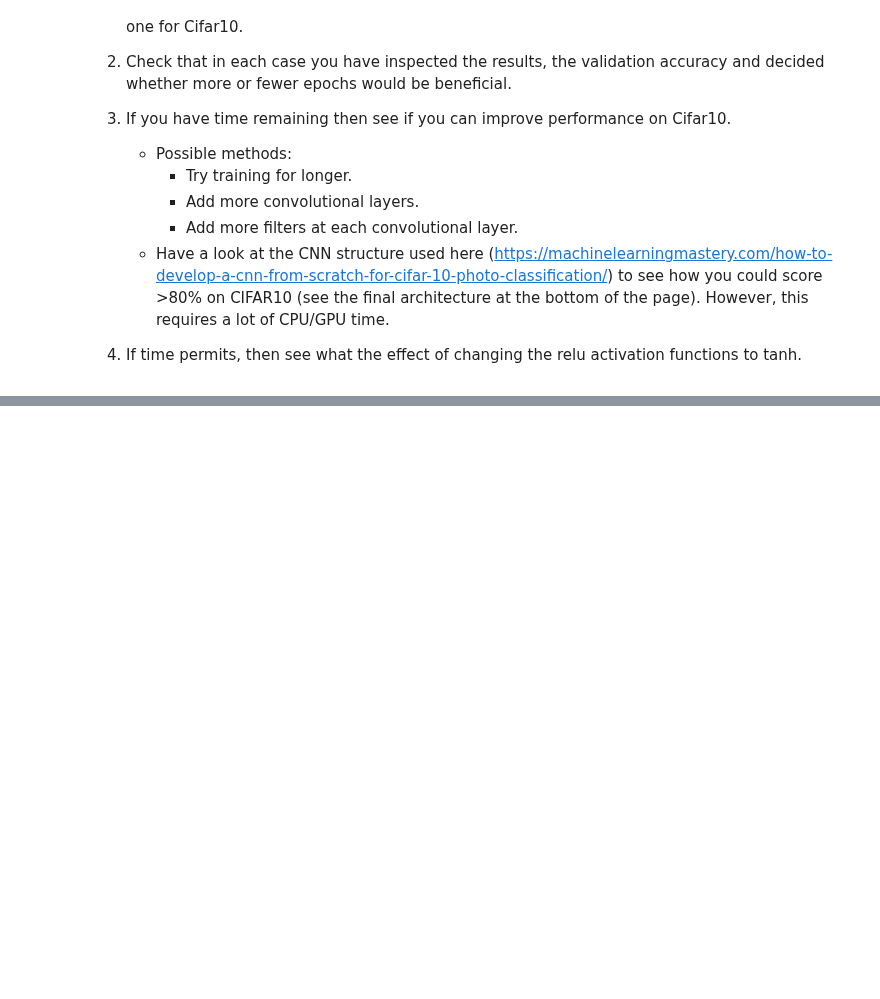
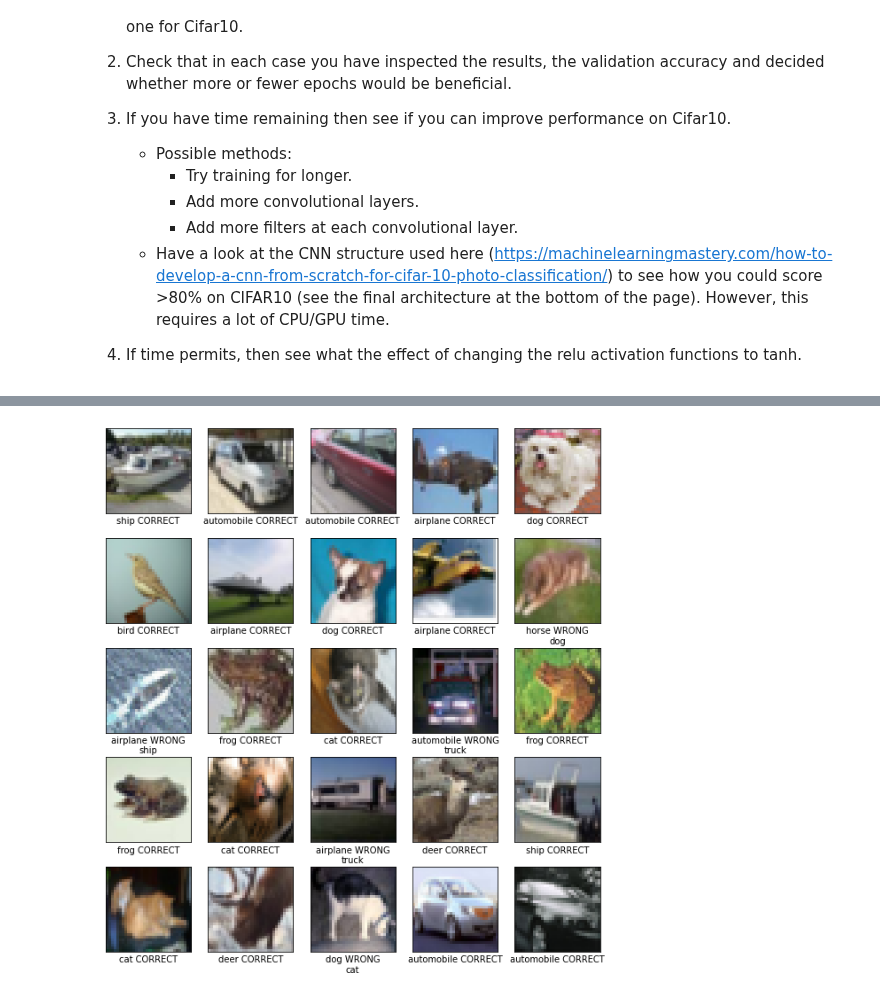
Before and after one commit to ThakdanaiSaelee/Lab_CE888, a Jupyter notebook: lab7 - CNN/cnn.ipynb, the cells around one changed output, grey strips where cells are left out. Drawn from its saved outputs; the diff is of its cells as text; code cells hidden in the pictures; blank space fills up the shorter version.

```diff
--- a/lab7 - CNN/cnn.ipynb
+++ b/lab7 - CNN/cnn.ipynb
@@ -504,3 +504,10 @@ But if you want to explore further, then...
     * Have a look at the CNN structure used here (https://machinelearningmastery.com/how-to-develop-a-cnn-from-scratch-for-cifar-10-photo-classification/) to see how you could score >80% on CIFAR10 (see the final architecture at the bottom of the page). However, this requires a lot of CPU/GPU time.
 
 4. If time permits, then see what the effect of changing the relu activation functions to tanh.
+# %%
+# Rescale greyscale from 8 bit to floating point (by dividing by 255)
+# change to 0 and 1
+test_images = (test_images0 / 255.0).astype(np.float32) # 10000 test patterns, shape 10000*32*32
+train_images = (train_images0 / 255.0).astype(np.float32) # 5000 train patterns, shape 50000*32*32
+
+num_classification_categories = train_labels.max() + 1
@@ -506,0 +625,23 @@ But if you want to explore further, then...
+# %%
+plt.figure(figsize=(10,11))
+# plot 25 random images from the test set.
+first_index = np.random.randint(len(test_images)-25)
+for i in range(first_index,first_index+25):
+    # define subplot
+    plt.subplot(5,5,i+1-first_index)
+    # plot raw pixel data
+    plt.imshow(test_images0[i], cmap=plt.get_cmap('gray'))
+    plt.xticks([])
+    plt.yticks([])
+    plt.grid(False)
+    if class_names != None:
+        # Add a label underneath, if we have one...
+        prediction = model(test_images[i:i+1])[0,:]
+        prediction_class = np.argmax(prediction)
+        true_label = test_labels[i]
+        class_name = class_names[prediction_class]
+        plt.xlabel(class_name+" "+("CORRECT" if prediction_class==true_label else "WRONG\n{}".format(class_names[true_label])))
+plt.subplots_adjust(hspace=0.2)
+plt.show()
+# %% [output]
+[figure, added]
```
Also changed, not shown: parts of 7 cells of this notebook.
